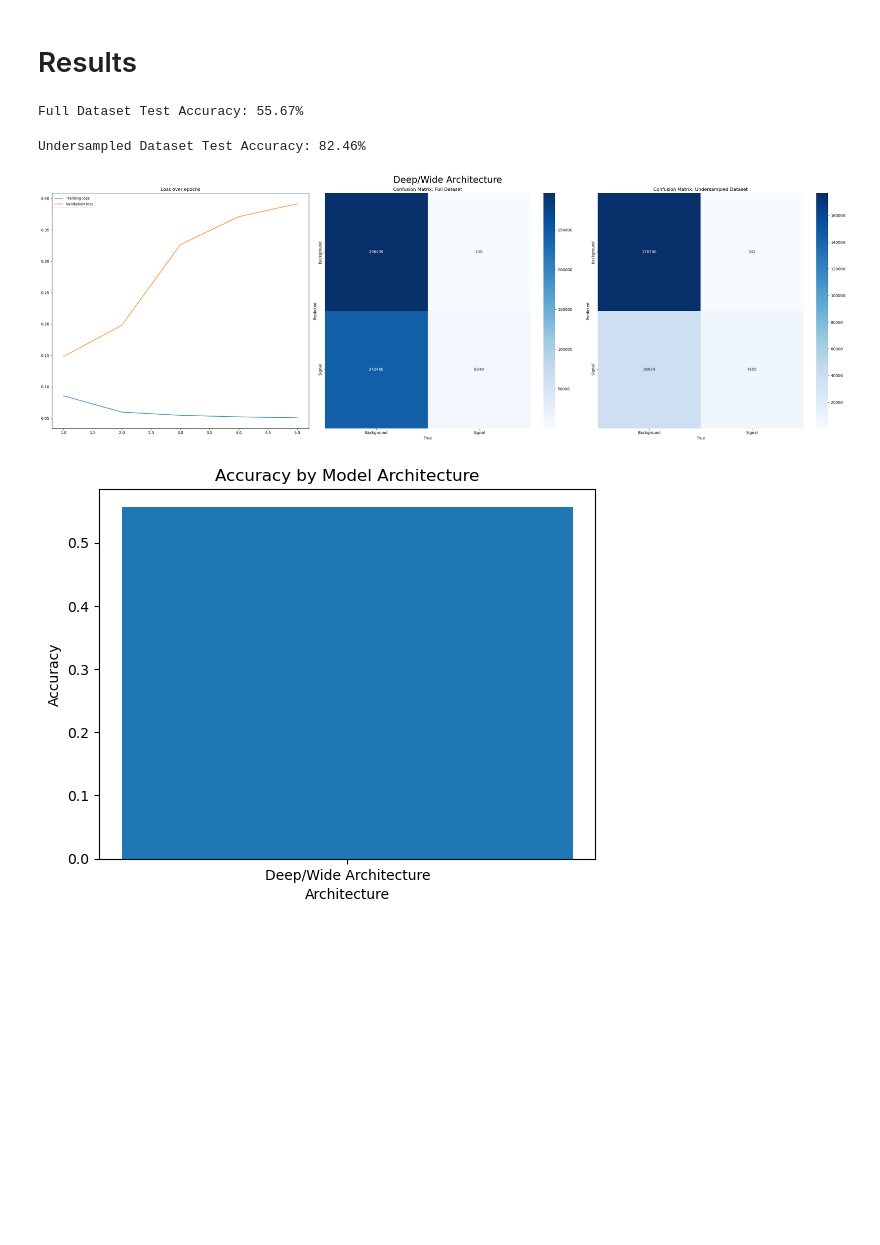
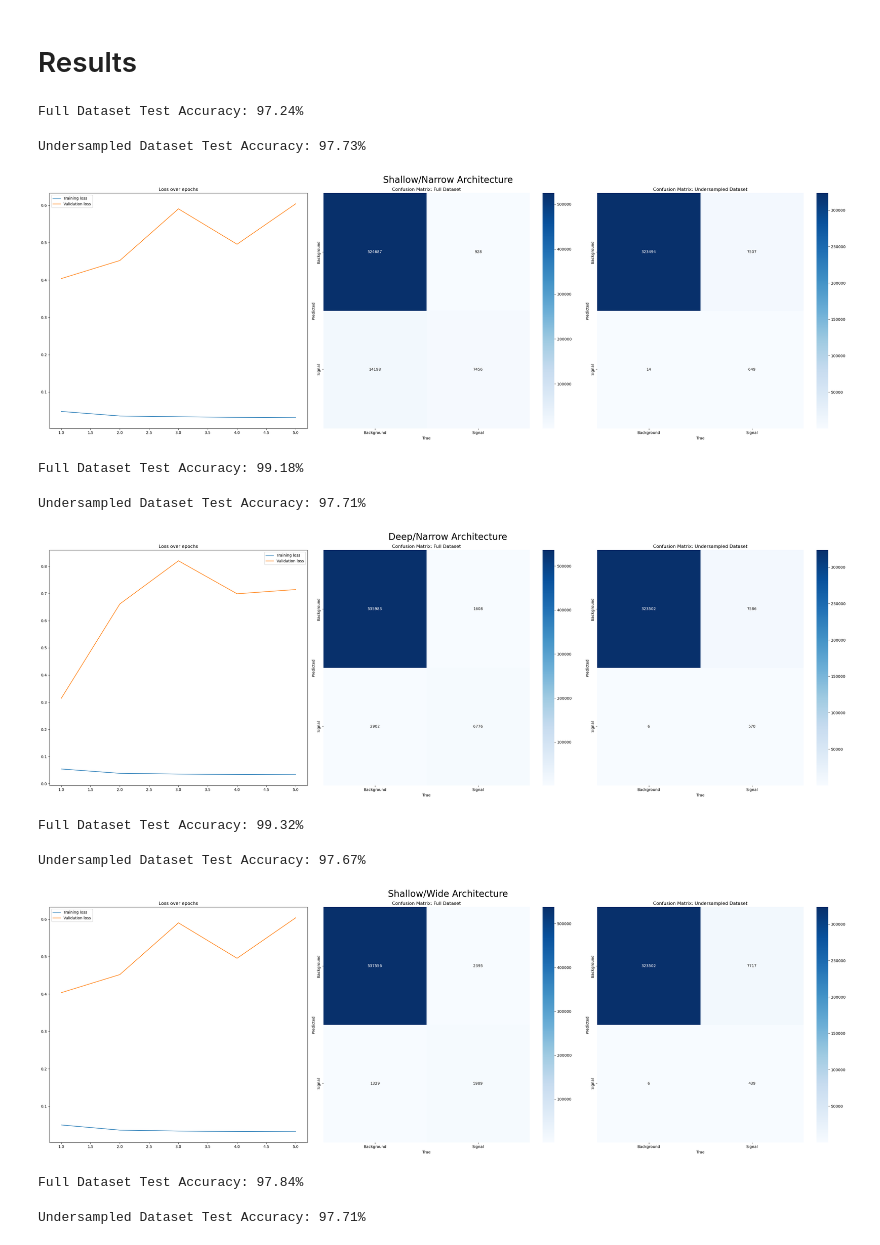
Before and after one commit to pnnoc/ML_FinalProject, a Jupyter notebook: Neural_Net.ipynb, the cells around one changed output. Cells and saved outputs as stored; diff of their text form; code cells hidden in the pictures; blank space fills up the shorter version.

Commit message:
4 different architectures, best accuracy so far

```diff
--- a/Neural_Net.ipynb
+++ b/Neural_Net.ipynb
@@ -392,7 +138,7 @@ class DeepNarrowModel(nn.Module):
 # %%
-deep_narrow_model = DeepNarrowModel()
+deep_narrow_model = architecture.DeepNarrowModel()
 class_weights = torch.tensor([1.0, 1.5], dtype=torch.float)
 dn_criterion = nn.CrossEntropyLoss(weight=class_weights)
 deep_narrow_optimizer = optim.Adam(params=deep_narrow_model.parameters(), lr=0.0001, weight_decay=1e-5)
 
-deep_narrow_train_losses, deep_narrow_val_losses = train_model(model=deep_narrow_model, device=device, optimizer=deep_narrow_optimizer, num_epochs=5, undersampled=True)
+deep_narrow_train_losses, deep_narrow_val_losses = trainer.train_model(model=deep_narrow_model, optimizer=deep_narrow_optimizer, num_epochs=5, undersampled=True)
@@ -413,3 +165,10 @@ Original Layers:
     Hidden ReLU Linear 32 -> 16
 
     Output Sigmoid Linear 16 -> 1
+# %%
+shallow_wide_model = architecture.ShallowWideModel()
+class_weights = torch.tensor([1.0, 1.5], dtype=torch.float)
+sn_criterion = nn.CrossEntropyLoss(weight=class_weights)
+shallow_wide_optimizer = optim.Adam(params=shallow_wide_model.parameters(), lr=0.0001, weight_decay=1e-5)
+
+shallow_wide_train_losses, shallow_wide_val_losses = trainer.train_model(model=shallow_wide_model, optimizer=shallow_wide_optimizer, num_epochs=5, undersampled=True)
@@ -481,8 +208,8 @@ class DeepWideModel(nn.Module):
 # %%
-deep_wide_model = DeepWideModel()
+deep_wide_model = architecture.DeepWideModel()
 class_weights = torch.tensor([1.0, 1.25], dtype=torch.float)
 deep_wide_optimizer = optim.Adam(params=deep_wide_model.parameters(), lr=0.0001, weight_decay=1e-5)
 dw_criterion = nn.CrossEntropyLoss(weight=class_weights)
 
-deep_wide_training_losses, deep_wide_val_losses = train_model(model=deep_wide_model, device=device, optimizer=deep_wide_optimizer, num_epochs=5, undersampled=True, criterion=dw_criterion)
+deep_wide_train_losses, deep_wide_val_losses = trainer.train_model(model=deep_wide_model, optimizer=deep_wide_optimizer, num_epochs=5, undersampled=True, criterion=dw_criterion)
 # %% [output]
@@ -571,19 +223,19 @@ plot_model_performance(model=deep_narrow_model, model_name="Deep/Narrow", train_
-# %%
-plot_model_performance(model=deep_wide_model, model_name="Deep/Wide", train_loss=deep_wide_training_losses, val_loss=deep_wide_val_losses)
-# %% [output]
-Full Dataset Test Accuracy: 55.67%
-Undersampled Dataset Test Accuracy: 82.46%
-[figure, removed]
-# %%
-keys = list(accuracies.keys())
-values = list(accuracies.values())
-
-plt.bar(keys, values)
-
-plt.xlabel('Architecture')
-plt.ylabel('Accuracy')
-plt.title('Accuracy by Model Architecture')
-
-plt.show()
-# %% [output]
-[figure, removed]
+# %%
+results_builder = helper.ResultsBuilder(test_dataloader, test_u_dataloader, device=device)
+# %%
+results_builder.plot_model_performance(model=shallow_narrow_model, model_name="Shallow/Narrow", train_loss=shallow_narrow_train_losses, val_loss=shallow_narrow_val_losses)
+results_builder.plot_model_performance(model=deep_narrow_model, model_name="Deep/Narrow", train_loss=deep_narrow_train_losses, val_loss=deep_narrow_val_losses)
+results_builder.plot_model_performance(model=shallow_wide_model, model_name="Shallow/Wide", train_loss=shallow_wide_train_losses, val_loss=shallow_narrow_val_losses)
+results_builder.plot_model_performance(model=deep_wide_model, model_name="Deep/Wide", train_loss=deep_wide_train_losses, val_loss=deep_wide_val_losses)
+# %% [output]
+Full Dataset Test Accuracy: 97.24%
+Undersampled Dataset Test Accuracy: 97.73%
+[figure, added]
+Full Dataset Test Accuracy: 99.18%
+Undersampled Dataset Test Accuracy: 97.71%
+[figure, added]
+Full Dataset Test Accuracy: 99.32%
+Undersampled Dataset Test Accuracy: 97.67%
+[figure, added]
+Full Dataset Test Accuracy: 97.84%
+Undersampled Dataset Test Accuracy: 97.71%
```
Also changed, not shown: parts of 29 cells of this notebook, 4 other files.
